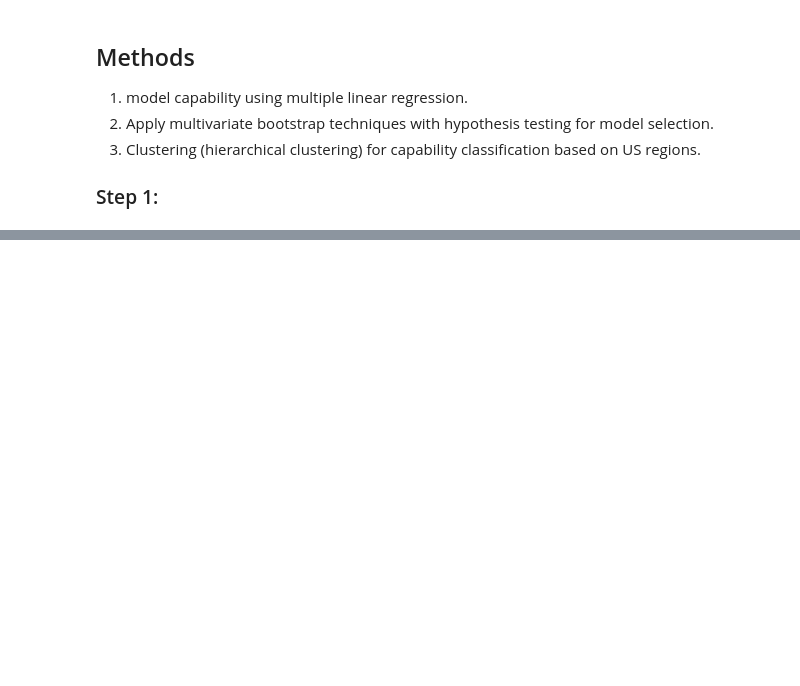
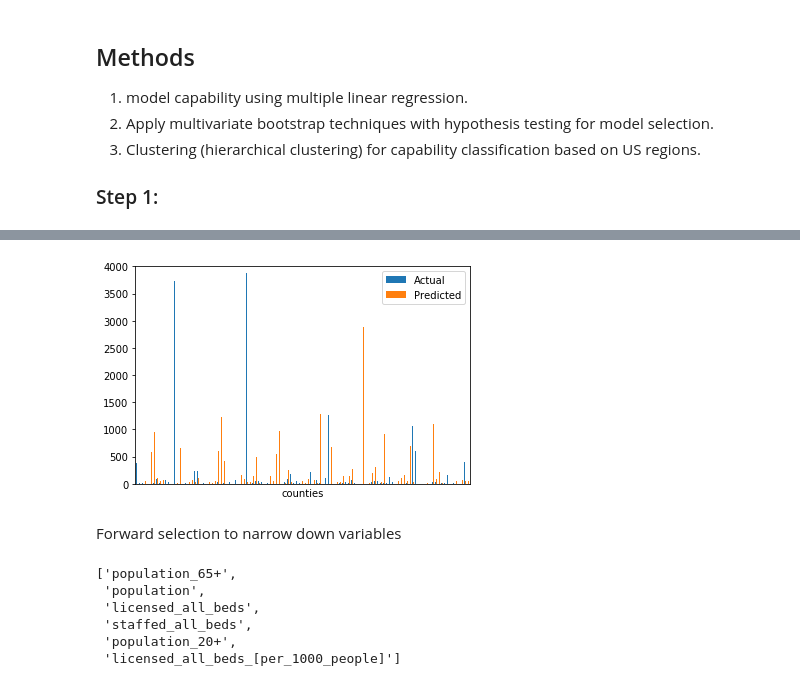
Before and after one commit to tiffttu/BINF_final, a Jupyter notebook: final_project.ipynb, the cells around one changed output, grey strips where cells are left out. Drawn from its saved outputs; the diff is of its cells as text; code cells hidden in the pictures; blank space fills up the shorter version.

Commit message:
initial linear regression and variable selection

```diff
--- a/final_project.ipynb
+++ b/final_project.ipynb
@@ -99,0 +127,7 @@ Exploratory data analysis and figures/graphs. Summary statistics.
+# %%
+# separate input features and output from dataset
+# output is cases
+# test size 20%, 80% for training
+X = data_final.iloc[:, 1:18]
+Y = data_final.iloc[:, 20]
+X_train, X_test, Y_train, Y_test = train_test_split(X, Y, test_size=0.2, random_state= 0)
@@ -99,0 +157,3 @@ Exploratory data analysis and figures/graphs. Summary statistics.
+# %%
+model = linear_model.LinearRegression()
+model.fit(X_train, Y_train)
@@ -99,0 +196,14 @@ Exploratory data analysis and figures/graphs. Summary statistics.
+# %%
+# predict output
+y_pred = model.predict(X_test)
+linear_model_diff = pd.DataFrame({'Actual': Y_test, 'Predicted': y_pred})
+print(linear_model_diff.head(10))
+linear_model_diff.plot(kind = 'bar')
+plt.ylim(0, 4000)
+plt.xticks([])
+plt.xlabel('counties')
+plt.show()
+# %% [output]
+[figure, added]
+# %% [markdown]
+Forward selection to narrow down variables
@@ -99,0 +226,9 @@ Exploratory data analysis and figures/graphs. Summary statistics.
+# %%
+forward_selection(X, Y)
+# %% [output]
+['population_65+',
+ 'population',
+ 'licensed_all_beds',
+ 'staffed_all_beds',
+ 'population_20+',
+ 'licensed_all_beds_[per_1000_people]']
```
Also changed, not shown: parts of 10 cells of this notebook.
